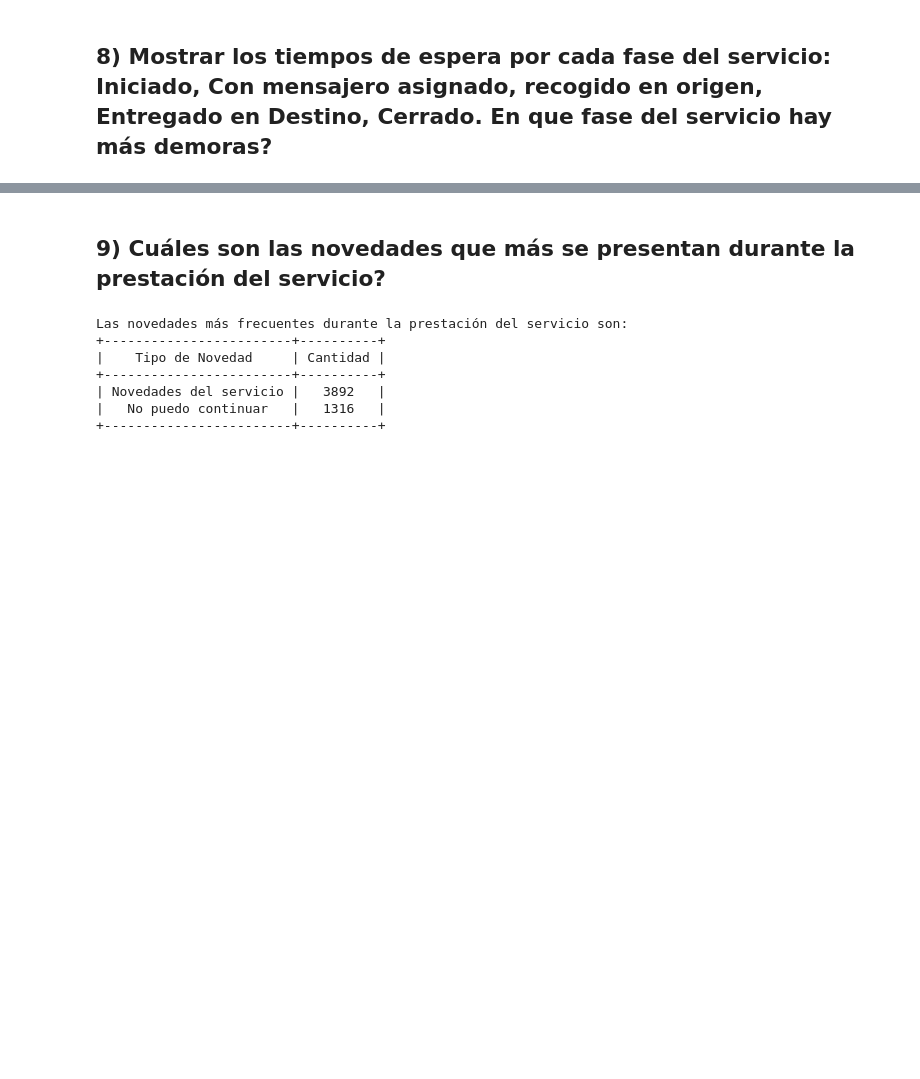
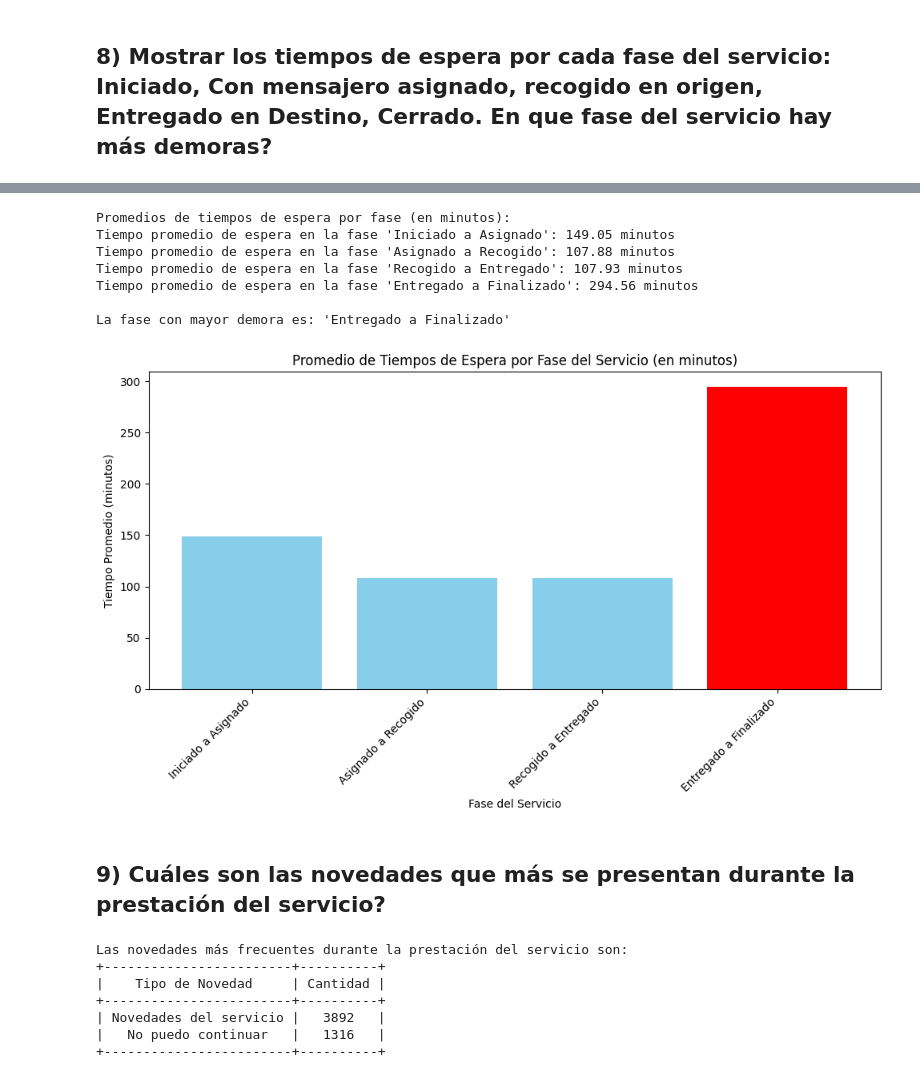
Before and after one commit to FalaisePocket/ETL-Entrega2, a Jupyter notebook: preguntas.ipynb, the cells around one changed output, grey strips where cells are left out. Cells and saved outputs as stored; diff of their text form; code cells hidden in the pictures; blank space fills up the shorter version.

```diff
--- a/preguntas.ipynb
+++ b/preguntas.ipynb
@@ -427,21 +429,3 @@ plt.show()
 [figure]
 # %% [markdown]
 ## 7) Cuál es el tiempo promedio de entrega desde que se solicita el servicio hasta que se cierra el caso.
-# %%
-# Asegurarse de que las columnas hora_iniciado y hora_entregado sean numéricas
-F_entregaEstados['hora_iniciado'] = pd.to_numeric(F_entregaEstados['hora_iniciado'], errors='coerce')
-F_entregaEstados['hora_entregado'] = pd.to_numeric(F_entregaEstados['hora_entregado'], errors='coerce')
-
-# Calcular la duración total entre 'hora_iniciado' y 'hora_entregado' en minutos
-F_entregaEstados['duracion_entrega'] = F_entregaEstados['hora_entregado'] - F_entregaEstados['hora_iniciado']
-
-# Filtrar los servicios que tienen una duración de entrega válida (es decir, no NaN ni negativa)
-F_entregaEstados_validos = F_entregaEstados[F_entregaEstados['duracion_entrega'] > 0]
-
-# Verificar si hay servicios válidos
-if not F_entregaEstados_validos.empty:
-
-    duracion_promedio = round(F_entregaEstados_validos['duracion_entrega'].mean(), 2)
-    print("Tiempo promedio de entrega (en minutos):", duracion_promedio)
-else:
-    print("No hay servicios con duración válida.")
@@ -527,3 +480,61 @@ La fase con mayor demora es: 'Entregado a Finalizado'
+# %%
+import pandas as pd
+import matplotlib.pyplot as plt
+
+# Asegurémonos de que las columnas de tiempo estén en formato timedelta
+F_entregaEstados['tiempo_iniciado_asignado'] = pd.to_timedelta(F_entregaEstados['tiempo_iniciado_asignado'], errors='coerce')
+F_entregaEstados['tiempo_asignado_recogido'] = pd.to_timedelta(F_entregaEstados['tiempo_asignado_recogido'], errors='coerce')
+F_entregaEstados['tiempo_recogido_entregado'] = pd.to_timedelta(F_entregaEstados['tiempo_recogido_entregado'], errors='coerce')
+F_entregaEstados['tiempo_entregado_finalizado'] = pd.to_timedelta(F_entregaEstados['tiempo_entregado_finalizado'], errors='coerce')
+
+# Convertir los tiempos a minutos para facilitar el análisis
+F_entregaEstados['tiempo_iniciado_asignado_min'] = F_entregaEstados['tiempo_iniciado_asignado'].dt.total_seconds() / 60
+F_entregaEstados['tiempo_asignado_recogido_min'] = F_entregaEstados['tiempo_asignado_recogido'].dt.total_seconds() / 60
+F_entregaEstados['tiempo_recogido_entregado_min'] = F_entregaEstados['tiempo_recogido_entregado'].dt.total_seconds() / 60
+F_entregaEstados['tiempo_entregado_finalizado_min'] = F_entregaEstados['tiempo_entregado_finalizado'].dt.total_seconds() / 60
+
+# Calcular el promedio de tiempo para cada fase
+promedios_fases = {
+    'Iniciado a Asignado': F_entregaEstados['tiempo_iniciado_asignado_min'].mean(),
+    'Asignado a Recogido': F_entregaEstados['tiempo_asignado_recogido_min'].mean(),
+    'Recogido a Entregado': F_entregaEstados['tiempo_recogido_entregado_min'].mean(),
+    'Entregado a Finalizado': F_entregaEstados['tiempo_entregado_finalizado_min'].mean()
+}
+
+# Mostrar los promedios de los tiempos
+print("Promedios de tiempos de espera por fase (en minutos):")
+for fase, tiempo in promedios_fases.items():
+    print(f"Tiempo promedio de espera en la fase '{fase}': {tiempo:.2f} minutos")
+
+# Identificar la fase con mayor demora
+fase_mayor_demora = max(promedios_fases, key=promedios_fases.get)
+print(f"\nLa fase con mayor demora es: '{fase_mayor_demora}'")
+
+# Definir colores: resaltar la fase con más demora en un color distinto
+colores = ['skyblue' if fase != fase_mayor_demora else 'red' for fase in promedios_fases.keys()]
+
+# Graficar los tiempos promedio por fase
+plt.figure(figsize=(10, 6))
+plt.bar(promedios_fases.keys(), promedios_fases.values(), color=colores)
+
+# Personalizar el gráfico
+plt.title("Promedio de Tiempos de Espera por Fase del Servicio (en minutos)")
+plt.xlabel("Fase del Servicio")
+plt.ylabel("Tiempo Promedio (minutos)")
+plt.xticks(rotation=45, ha='right')
+plt.tight_layout()
+
+# Mostrar el gráfico
+plt.show()
+# %% [output]
+Promedios de tiempos de espera por fase (en minutos):
+Tiempo promedio de espera en la fase 'Iniciado a Asignado': 149.05 minutos
+Tiempo promedio de espera en la fase 'Asignado a Recogido': 107.88 minutos
+Tiempo promedio de espera en la fase 'Recogido a Entregado': 107.93 minutos
+Tiempo promedio de espera en la fase 'Entregado a Finalizado': 294.56 minutos
+
+La fase con mayor demora es: 'Entregado a Finalizado'
+[figure, added]
 # %% [markdown]
 ## 9) Cuáles son las novedades que más se presentan durante la prestación del servicio?
 # %%
```
Also changed, not shown: parts of 4 cells of this notebook, 2 other files.
